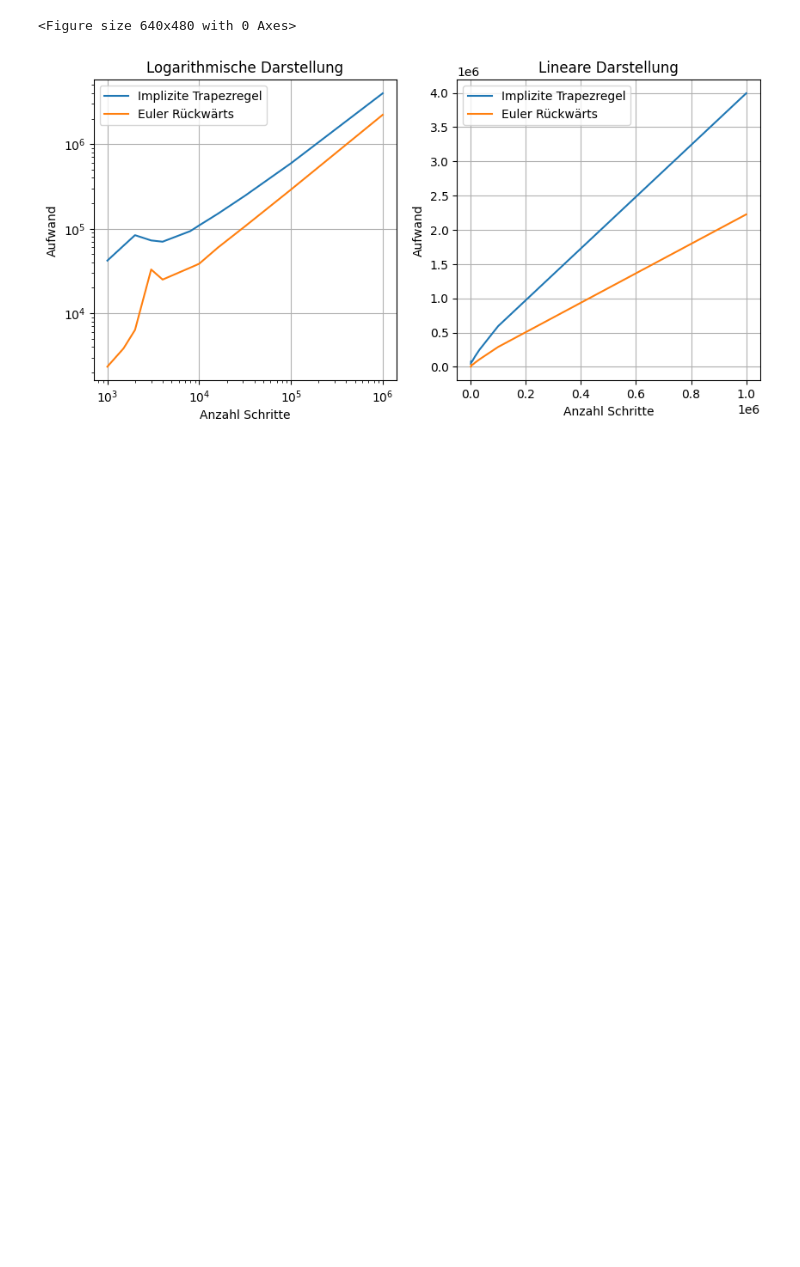
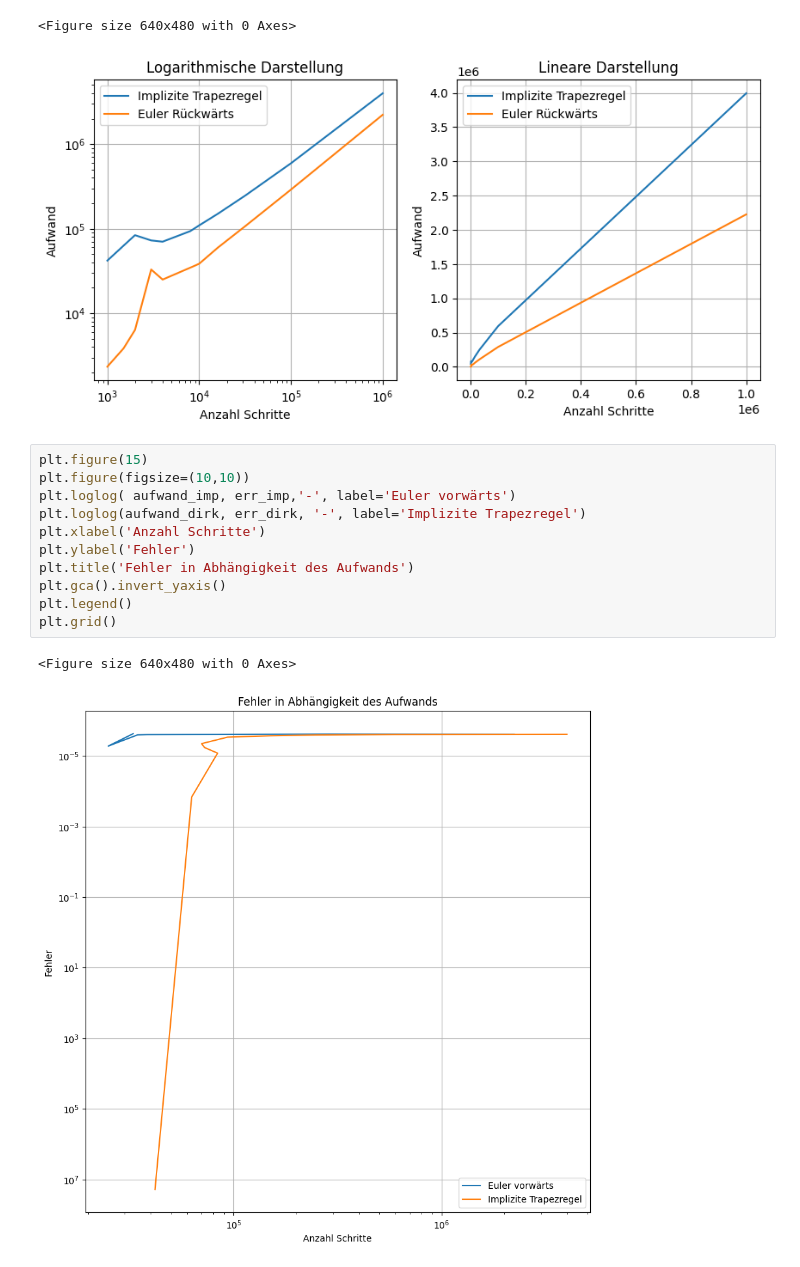
Before and after one commit to hollejon/Numerik, a Jupyter notebook: projekt/transformator.ipynb, the cells around one changed output. Saved outputs shown, nothing was run; the diff lists cells and outputs as text; blank space fills up the shorter version.

Commit message:
plot fehler gegenüber genaugikeit

```diff
--- a/projekt/transformator.ipynb
+++ b/projekt/transformator.ipynb
@@ -477,3 +488,17 @@ IMP: Schrittweite:  5.000050000500005e-10
 IMP: Schrittweite:  5.000005000005e-11
 <Figure size 640x480 with 0 Axes>
 [figure]
+# %%
+plt.figure(15)
+plt.figure(figsize=(10,10))
+plt.loglog( aufwand_imp, err_imp,'-', label='Euler vorwärts')
+plt.loglog(aufwand_dirk, err_dirk, '-', label='Implizite Trapezregel')
+plt.xlabel('Anzahl Schritte')
+plt.ylabel('Fehler')
+plt.title('Fehler in Abhängigkeit des Aufwands')
+plt.gca().invert_yaxis()
+plt.legend()
+plt.grid()
+# %% [output]
+<Figure size 640x480 with 0 Axes>
+[figure, added]
```
Also changed, not shown: parts of 1 cell of this notebook.
